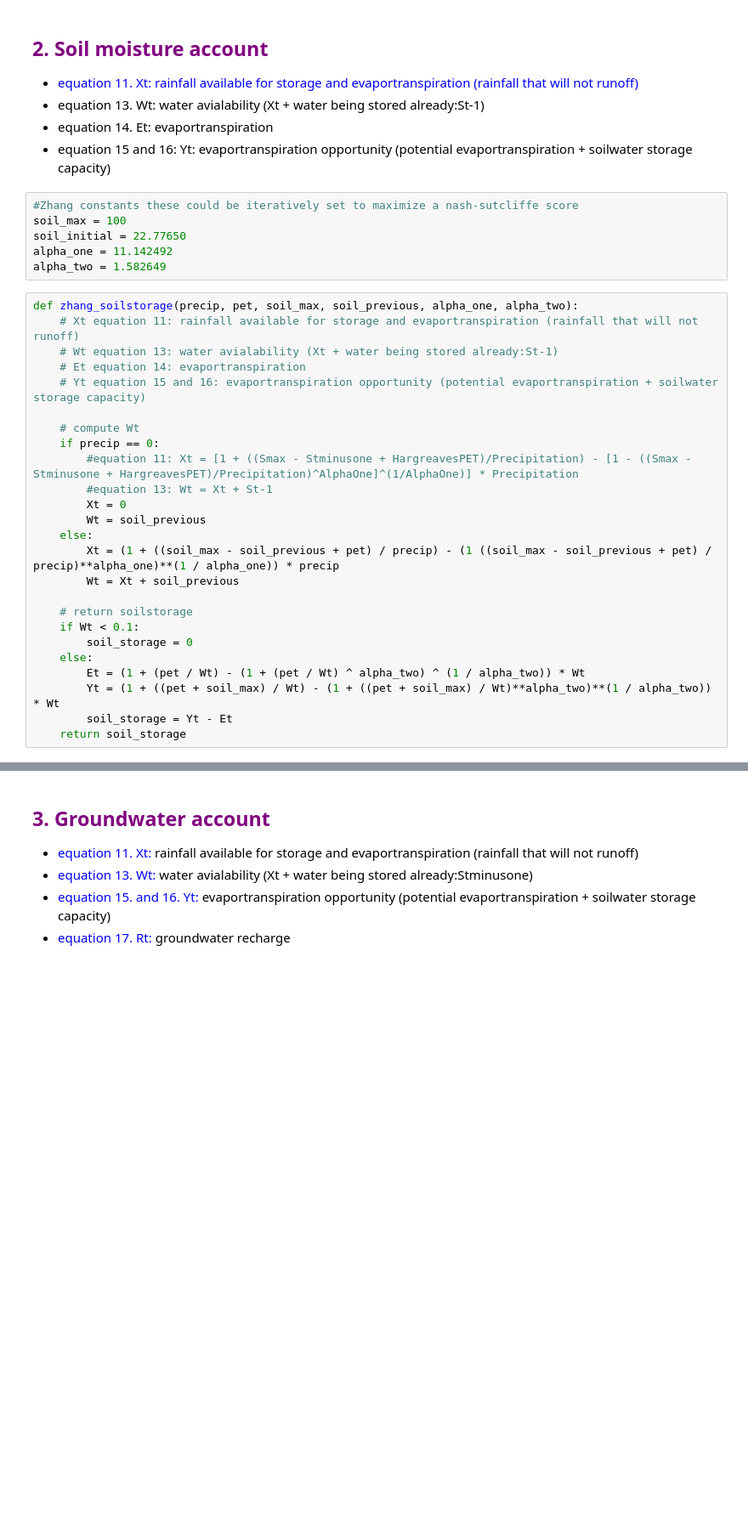
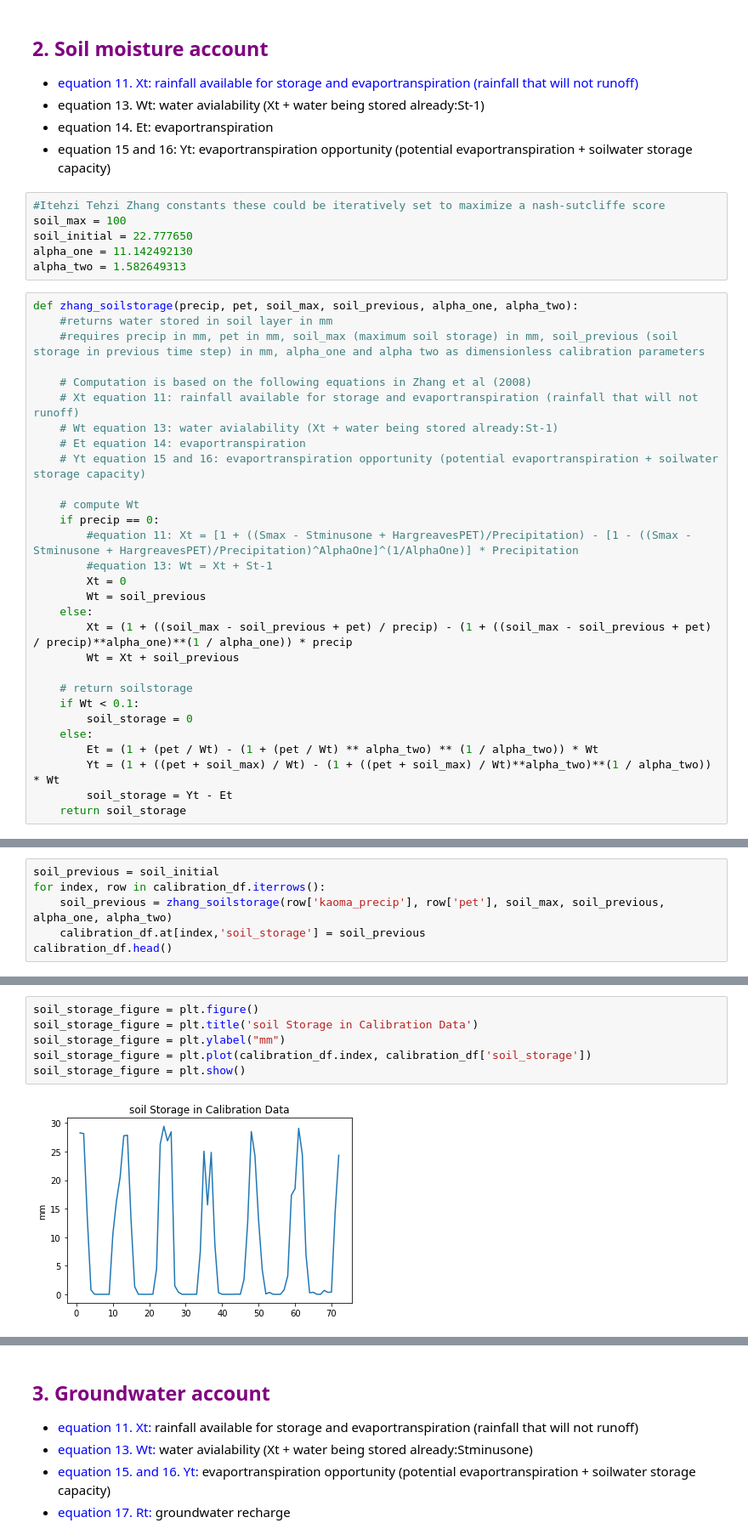
Before and after one commit to jolszew2/Iolanda, a Jupyter notebook: Iolanda_Streamflow.ipynb, the cells around one changed output, grey strips where cells are left out. Shown at 85% size. Cells and saved outputs as stored; diff of their text form; blank space fills up the shorter version.

```diff
--- a/Iolanda_Streamflow.ipynb
+++ b/Iolanda_Streamflow.ipynb
@@ -83,13 +120,17 @@ pet_error_figure = plt.show()
  - equation 14. Et: evaportranspiration
  - equation 15 and 16: Yt: evaportranspiration opportunity (potential evaportranspiration + soilwater storage capacity)
 # %%
-#Zhang constants these could be iteratively set to maximize a nash-sutcliffe score
+#Itehzi Tehzi Zhang constants these could be iteratively set to maximize a nash-sutcliffe score
 soil_max = 100
-soil_initial = 22.77650
-alpha_one = 11.142492
-alpha_two = 1.582649
+soil_initial = 22.777650
+alpha_one = 11.142492130
+alpha_two = 1.582649313
 # %%
 def zhang_soilstorage(precip, pet, soil_max, soil_previous, alpha_one, alpha_two):
+    #returns water stored in soil layer in mm
+    #requires precip in mm, pet in mm, soil_max (maximum soil storage) in mm, soil_previous (soil storage in previous time step) in mm, alpha_one and alpha two as dimensionless calibration parameters
+
+    # Computation is based on the following equations in Zhang et al (2008)
     # Xt equation 11: rainfall available for storage and evaportranspiration (rainfall that will not runoff)
     # Wt equation 13: water avialability (Xt + water being stored already:St-1)
     # Et equation 14: evaportranspiration
@@ -102,14 +143,14 @@ def zhang_soilstorage(precip, pet, soil_max, soil_previous, alpha_one, alpha_two
         Xt = 0
         Wt = soil_previous
     else:
-        Xt = (1 + ((soil_max - soil_previous + pet) / precip) - (1 ((soil_max - soil_previous + pet) / precip)**alpha_one)**(1 / alpha_one)) * precip
+        Xt = (1 + ((soil_max - soil_previous + pet) / precip) - (1 + ((soil_max - soil_previous + pet) / precip)**alpha_one)**(1 / alpha_one)) * precip
         Wt = Xt + soil_previous
 
     # return soilstorage
     if Wt < 0.1:
         soil_storage = 0
     else:
-        Et = (1 + (pet / Wt) - (1 + (pet / Wt) ^ alpha_two) ^ (1 / alpha_two)) * Wt
+        Et = (1 + (pet / Wt) - (1 + (pet / Wt) ** alpha_two) ** (1 / alpha_two)) * Wt
         Yt = (1 + ((pet + soil_max) / Wt) - (1 + ((pet + soil_max) / Wt)**alpha_two)**(1 / alpha_two)) * Wt
         soil_storage = Yt - Et
     return soil_storage
@@ -115,0 +159,6 @@ def zhang_soilstorage(precip, pet, soil_max, soil_previous, alpha_one, alpha_two
+# %%
+soil_previous = soil_initial
+for index, row in calibration_df.iterrows():
+    soil_previous = zhang_soilstorage(row['kaoma_precip'], row['pet'], soil_max, soil_previous, alpha_one, alpha_two)
+    calibration_df.at[index,'soil_storage'] = soil_previous
+calibration_df.head()
@@ -115,0 +173,8 @@ def zhang_soilstorage(precip, pet, soil_max, soil_previous, alpha_one, alpha_two
+# %%
+soil_storage_figure = plt.figure()
+soil_storage_figure = plt.title('soil Storage in Calibration Data')
+soil_storage_figure = plt.ylabel("mm")
+soil_storage_figure = plt.plot(calibration_df.index, calibration_df['soil_storage'])
+soil_storage_figure = plt.show()
+# %% [output]
+[figure, added]
```
Also changed, not shown: parts of 44 cells of this notebook.
